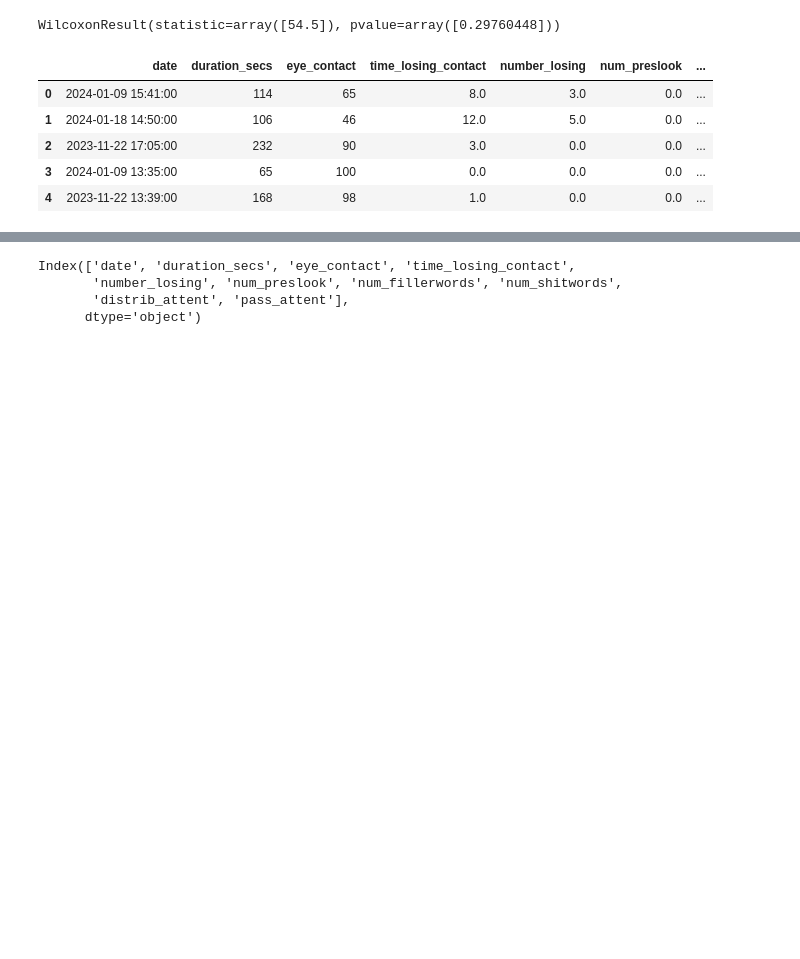
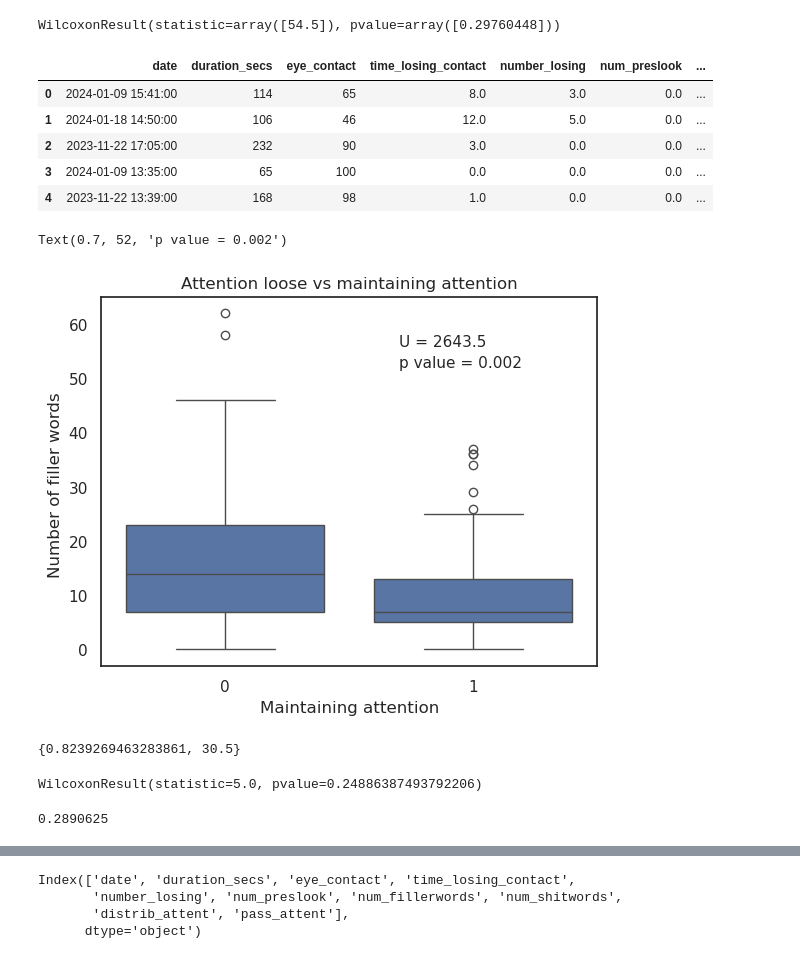
Before and after one commit to Aryunaa/Linguistics, a Jupyter notebook: vr_presentations/jan.ipynb, the cells around one changed output, grey strips where cells are left out. Cells and saved outputs as stored; diff of their text form; code cells hidden in the pictures; blank space fills up the shorter version.

```diff
--- a/vr_presentations/jan.ipynb
+++ b/vr_presentations/jan.ipynb
@@ -274,0 +303,35 @@ dff1.head()
+# %%
+import matplotlib.pyplot as plt
+plot1 = sns.boxplot(data=lsk, x="pass_attent", y="num_fillerwords")
+plot1.set_title('Attention loose vs maintaining attention')
+plot1.set(xlabel='Maintaining attention', ylabel='Number of filler words ')
+#plot1.legend(loc = best, )
+#f'p value = {pval:.3f}'
+plt.text(0.7, 56, f'U = {u:.1f}', rotation = 0, fontsize = 11)         # Size
+      # Style)
+
+plt.text(0.7, 52, f'p value = {pval:.3f}', rotation = 0, fontsize = 11)         # Size
+      # Style)
+# %% [output]
+Text(0.7, 52, 'p value = 0.002')
+[figure, added]
+# %%
+pval = stats.wilcoxon(dff1[dff1['pass_attent']==0]['num_fillerwords'], dff2[dff1['pass_attent']==0]['num_fillerwords'])[1]
+u = stats.wilcoxon(dff1[dff1['pass_attent']==0]['num_fillerwords'], dff2[dff1['pass_attent']==0]['num_fillerwords'])[0]
+print({u,pval})
+# %% [output]
+{0.8239269463283861, 30.5}
+# %%
+stats.wilcoxon(dff1[dff1['pass_attent']==1]['num_fillerwords'], dff2[dff1['pass_attent']==1]['num_fillerwords'])
+# %% [output]
+WilcoxonResult(statistic=5.0, pvalue=0.24886387493792206)
+# %%
+from statsmodels.stats.contingency_tables import mcnemar
+data_crosstab = pd.crosstab(dff1['pass_attent'],
+                            dff2['pass_attent'],
+                               margins = False)
+data_crosstab.values
+result = mcnemar(data_crosstab.values, exact=True)
+result.pvalue
+# %% [output]
+0.2890625
```
Also changed, not shown: parts of 13 cells of this notebook.
